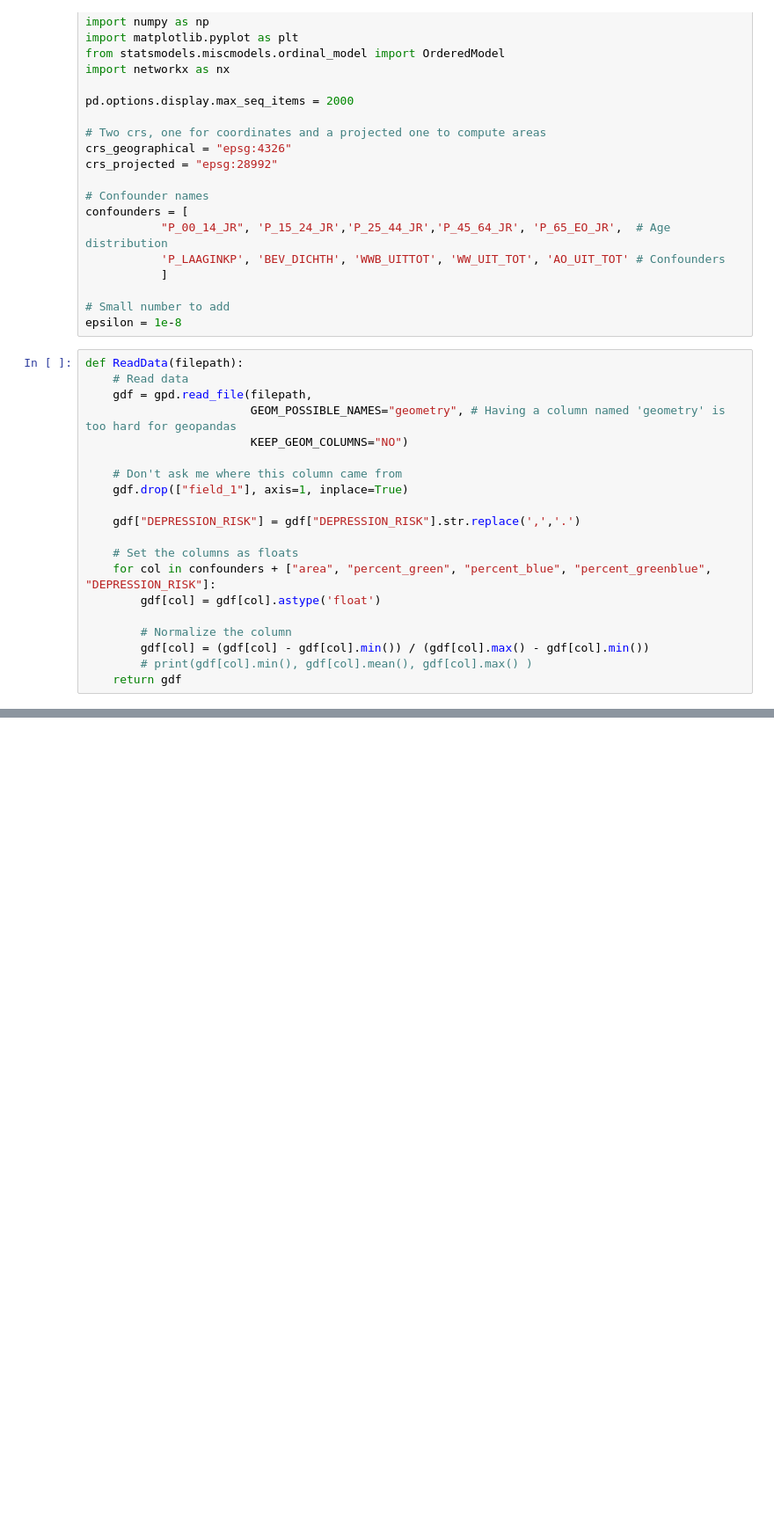
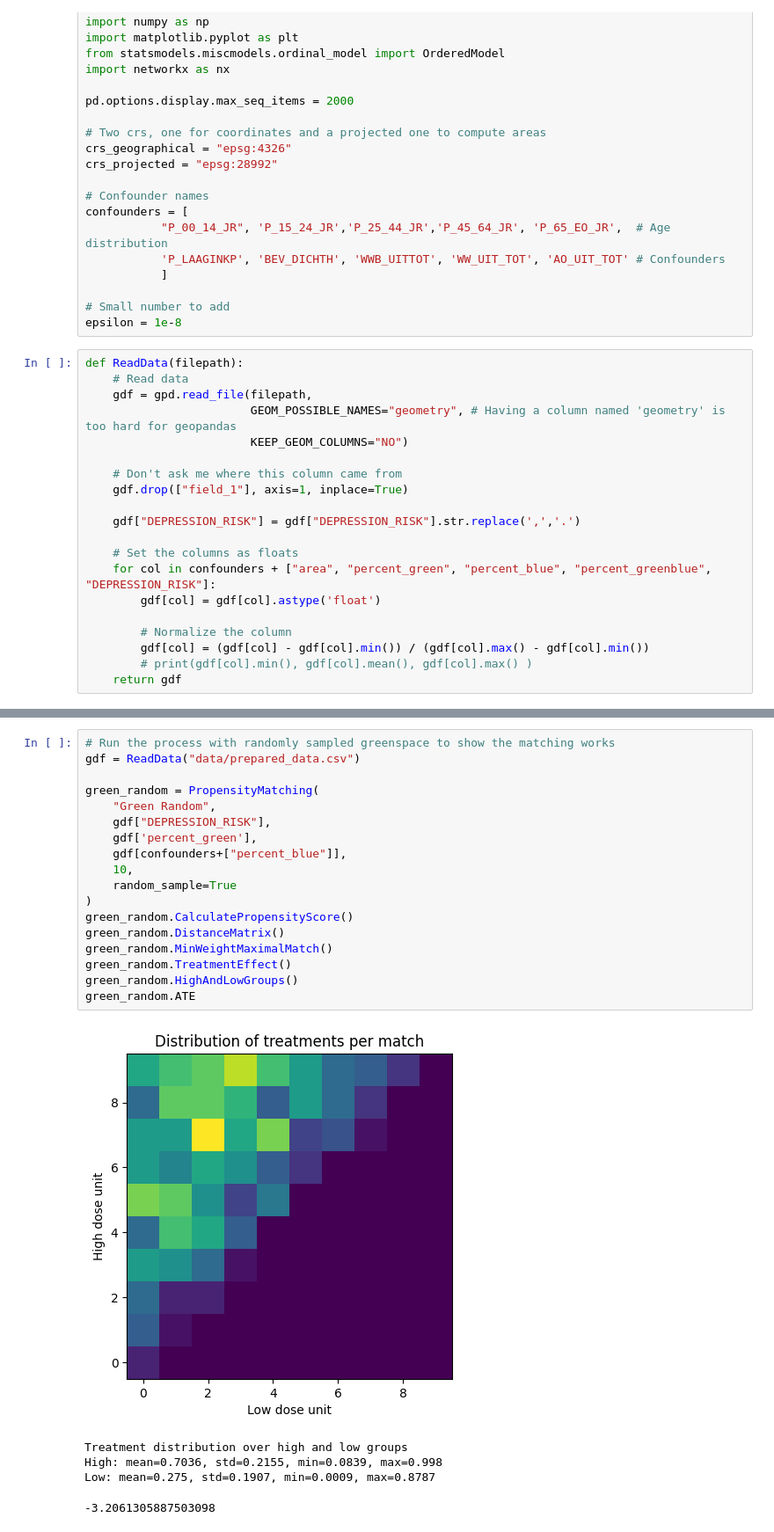
Before and after one commit to LeviPeeters/UC_Project, a Jupyter notebook: PropensityMatch.ipynb, the cells around one changed output, grey strips where cells are left out. Shown at 88% size. Drawn from its saved outputs; the diff is of its cells as text; blank space fills up the shorter version.

Commit message:
Add new figures

```diff
--- a/PropensityMatch.ipynb
+++ b/PropensityMatch.ipynb
@@ -148,0 +161,24 @@ class PropensityMatching():
+# %%
+# Run the process with randomly sampled greenspace to show the matching works
+gdf = ReadData("data/prepared_data.csv")
+
+green_random = PropensityMatching(
+    "Green Random",
+    gdf["DEPRESSION_RISK"],
+    gdf['percent_green'],
+    gdf[confounders+["percent_blue"]],
+    10,
+    random_sample=True
+)
+green_random.CalculatePropensityScore()
+green_random.DistanceMatrix()
+green_random.MinWeightMaximalMatch()
+green_random.TreatmentEffect()
+green_random.HighAndLowGroups()
+green_random.ATE
+# %% [output]
+[figure, added]
+Treatment distribution over high and low groups
+High: mean=0.7036, std=0.2155, min=0.0839, max=0.998
+Low: mean=0.275, std=0.1907, min=0.0009, max=0.8787
+-3.2061305887503098
```
Also changed, not shown: parts of 11 cells of this notebook.
